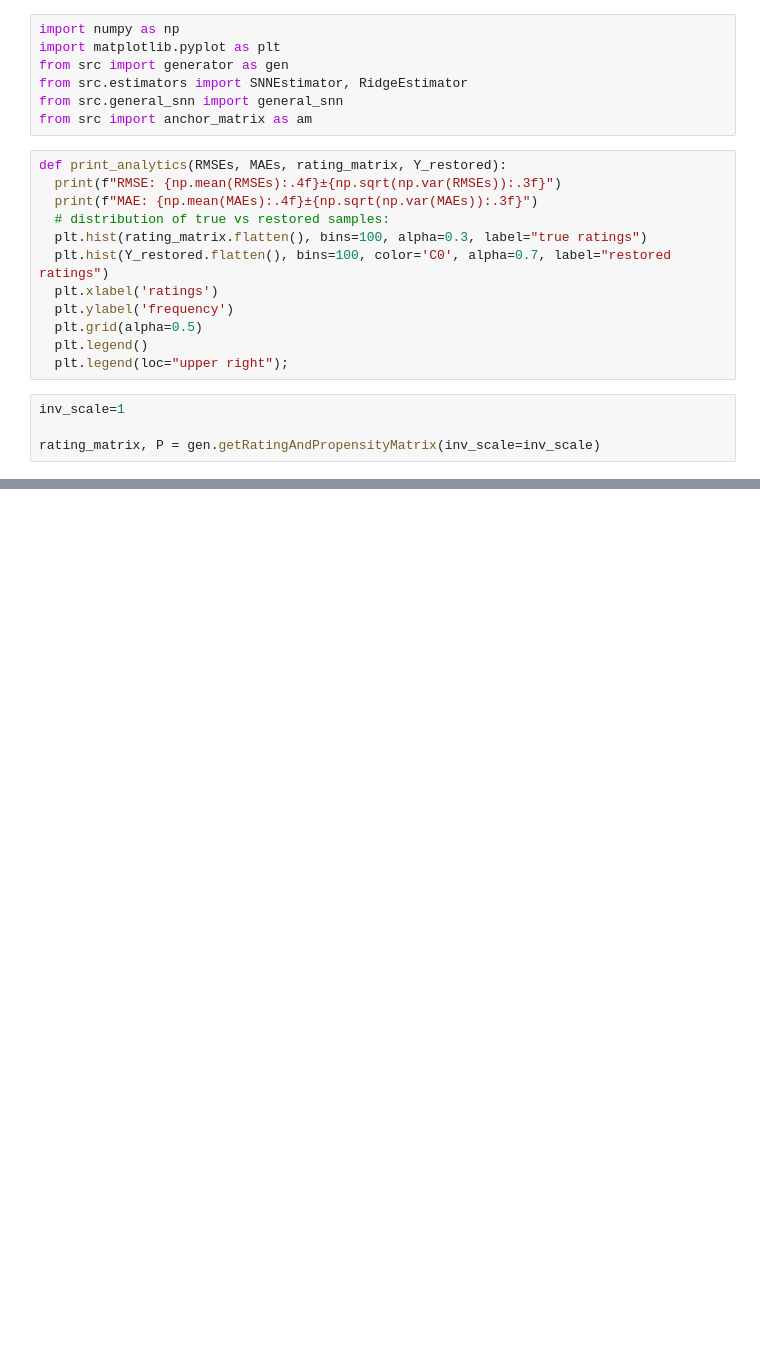
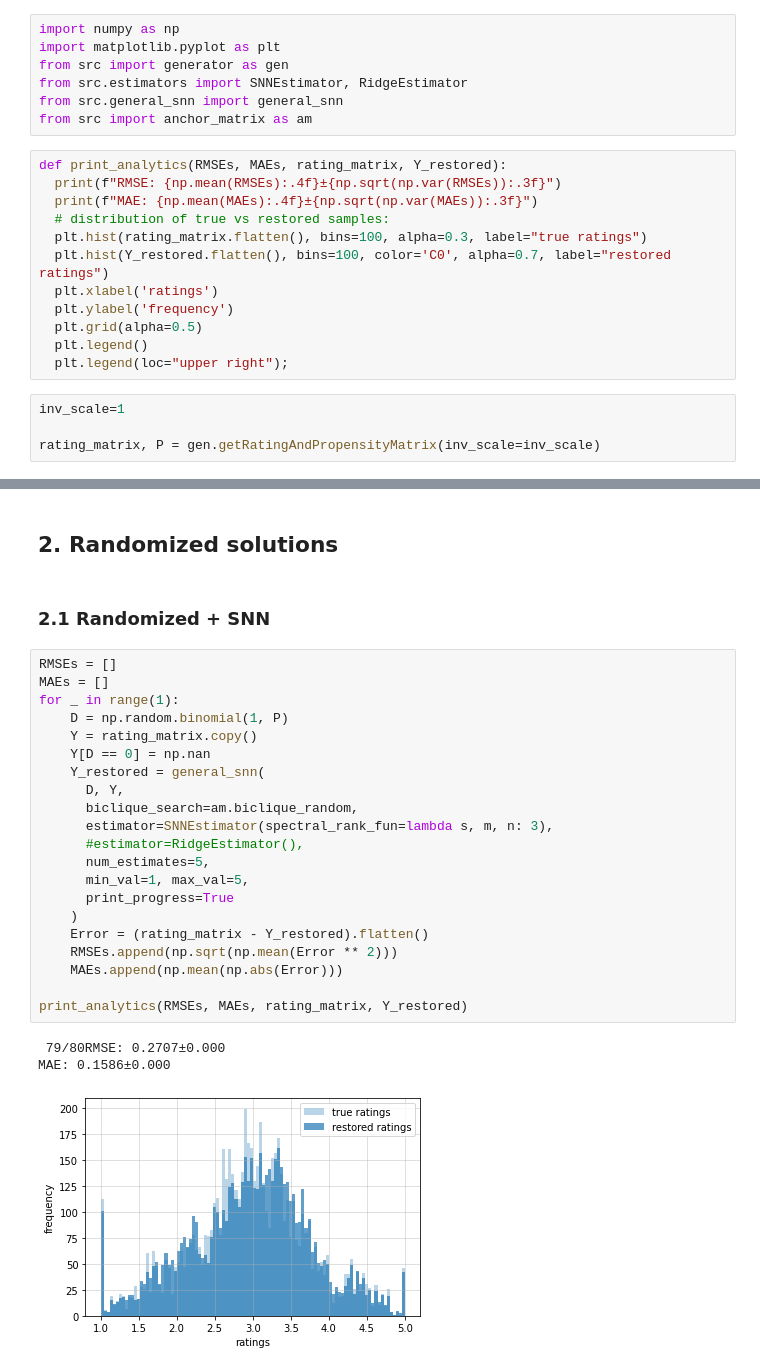
Before and after one commit to florianjuengermann/on-causal-matrix-completion, a Jupyter notebook: multi_anchors_test.ipynb, the cells around one changed output, grey strips where cells are left out. Drawn from its saved outputs; the diff is of its cells as text; blank space fills up the shorter version.

```diff
--- a/multi_anchors_test.ipynb
+++ b/multi_anchors_test.ipynb
@@ -63,0 +76,29 @@ MAE: 0.2696±0.000
+# %% [markdown]
+## 2. Randomized solutions
+# %% [markdown]
+### 2.1 Randomized + SNN
+# %%
+RMSEs = []
+MAEs = []
+for _ in range(1):
+    D = np.random.binomial(1, P)
+    Y = rating_matrix.copy()
+    Y[D == 0] = np.nan
+    Y_restored = general_snn(
+      D, Y,
+      biclique_search=am.biclique_random,
+      estimator=SNNEstimator(spectral_rank_fun=lambda s, m, n: 3),
+      #estimator=RidgeEstimator(),
+      num_estimates=5,
+      min_val=1, max_val=5,
+      print_progress=True
+    )
+    Error = (rating_matrix - Y_restored).flatten()
+    RMSEs.append(np.sqrt(np.mean(Error ** 2)))
+    MAEs.append(np.mean(np.abs(Error)))
+
+print_analytics(RMSEs, MAEs, rating_matrix, Y_restored)
+# %% [output]
+ 79/80RMSE: 0.2707±0.000
+MAE: 0.1586±0.000
+[figure, added]
```
Also changed, not shown: parts of 6 cells of this notebook, 3 other files.
